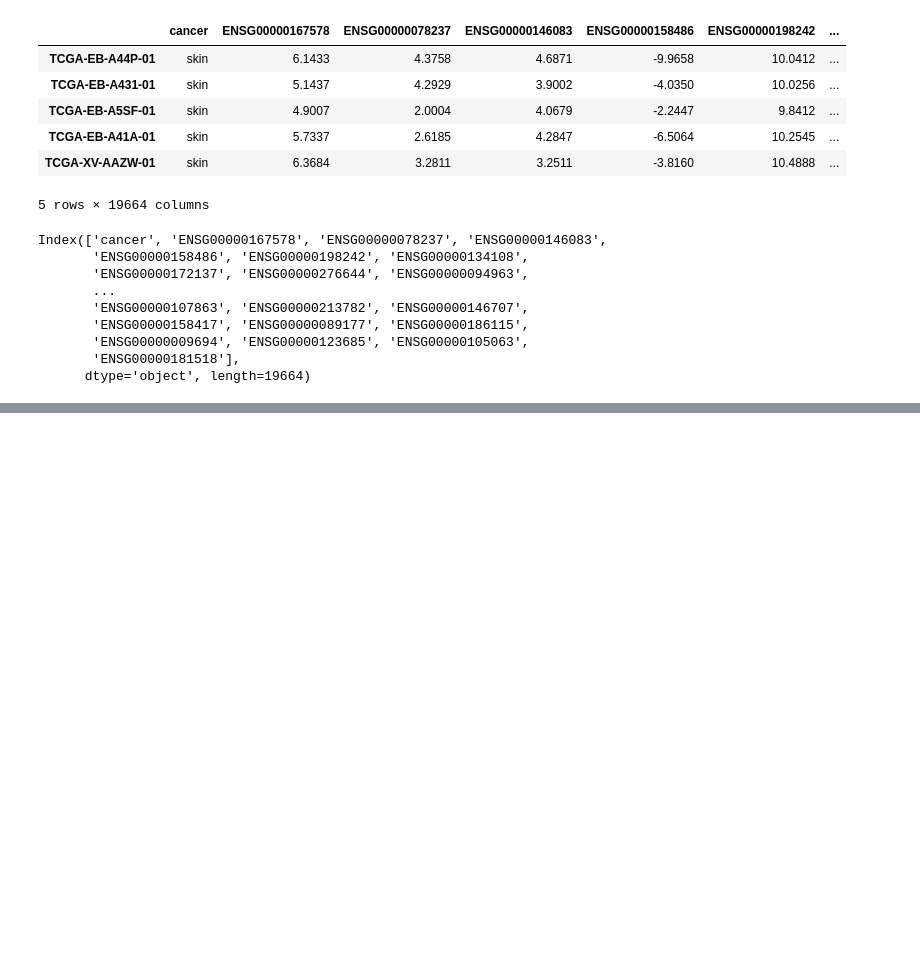
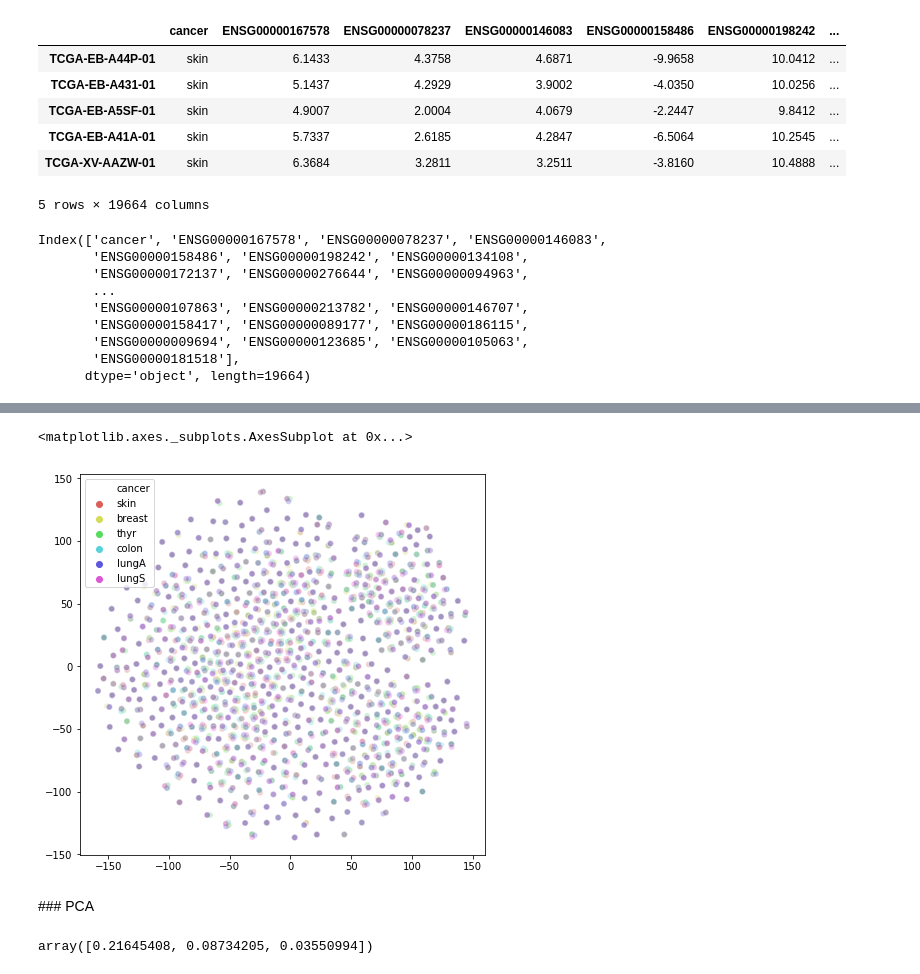
Before and after one commit to mikesamir/oncological_gene_expression_analysis, a Jupyter notebook: Lu/Chunk_Split.ipynb, the cells around one changed output, grey strips where cells are left out. Drawn from its saved outputs; the diff is of its cells as text; code cells hidden in the pictures; blank space fills up the shorter version.

```diff
--- a/Lu/Chunk_Split.ipynb
+++ b/Lu/Chunk_Split.ipynb
@@ -88,3 +94,5 @@ Index(['cancer', 'ENSG00000167578', 'ENSG00000078237', 'ENSG00000146083',
        'ENSG00000009694', 'ENSG00000123685', 'ENSG00000105063',
        'ENSG00000181518'],
       dtype='object', length=19664)
+# %%
+df_genes = pd.read_csv('../Output/Chunk_AllCancer_Split_594.csv', index_col=0)
@@ -90,0 +147,27 @@ Index(['cancer', 'ENSG00000167578', 'ENSG00000078237', 'ENSG00000146083',
+# %%
+model = TSNE(learning_rate=100)
+
+chunk_y = df_genes["cancer"]
+chunk_100 = df_genes.drop(columns = "cancer").sample(500, axis = 1, random_state=1888)
+
+# Fitting Model
+transformed = model.fit_transform(chunk_100)
+
+# Plotting 2d t-Sne
+x_axis = transformed[:, 0]
+y_axis = transformed[:, 1]
+
+plt.figure(figsize=(16,7))
+ax1 = plt.subplot(1, 2, 1)
+sns.scatterplot(
+        x=x_axis, y=y_axis,
+        hue=chunk_y,
+        palette=sns.color_palette("hls"),
+        legend="full",
+        alpha=0.3,
+        ax=ax1)
+# %% [output]
+<matplotlib.axes._subplots.AxesSubplot at 0x...>
+[figure, added]
+# %% [markdown]
+### PCA
@@ -90,0 +186,4 @@ Index(['cancer', 'ENSG00000167578', 'ENSG00000078237', 'ENSG00000146083',
+# %%
+pca_cancer.explained_variance_ratio_
+# %% [output]
+array([0.21645408, 0.08734205, 0.03550994])
```
Also changed, not shown: parts of 9 cells of this notebook, 1 other file.
